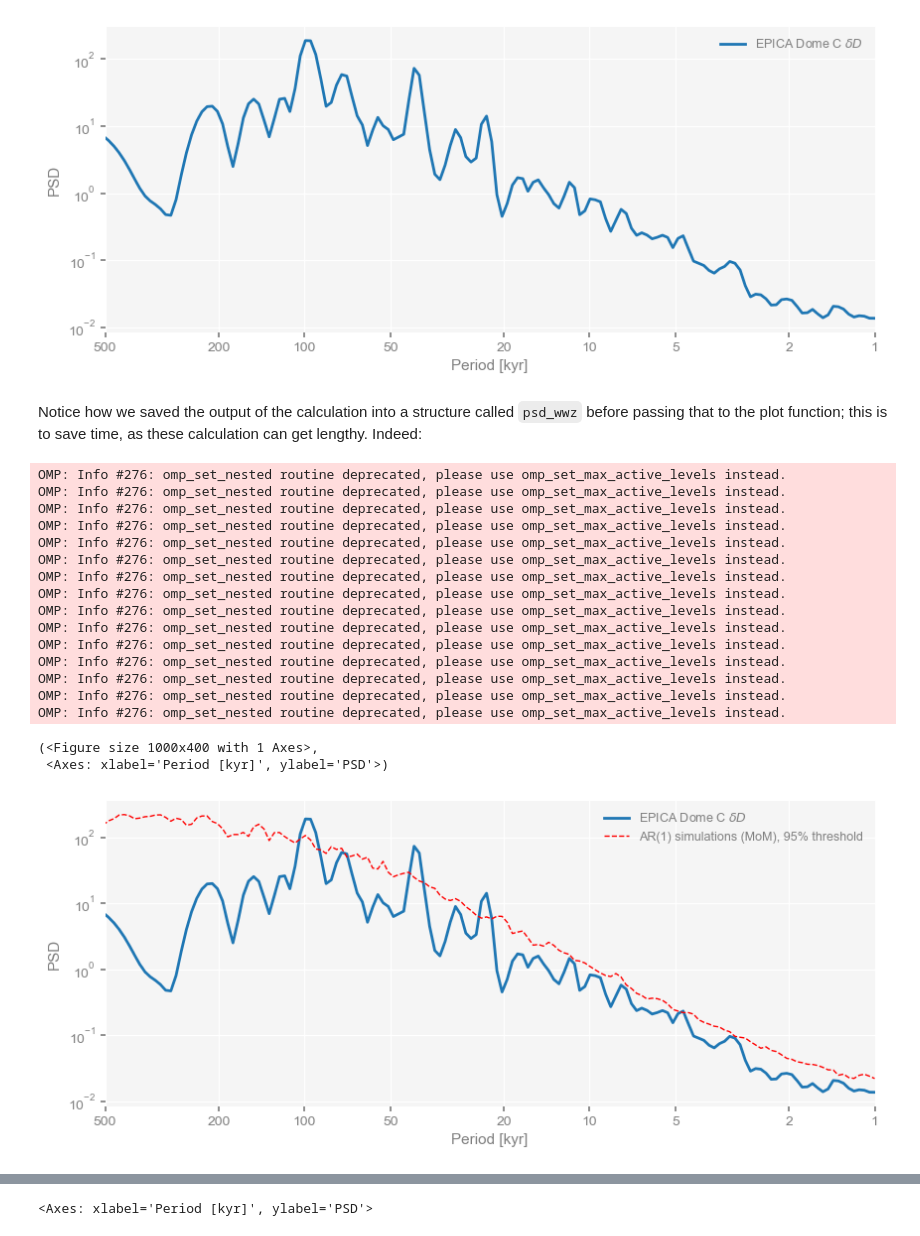
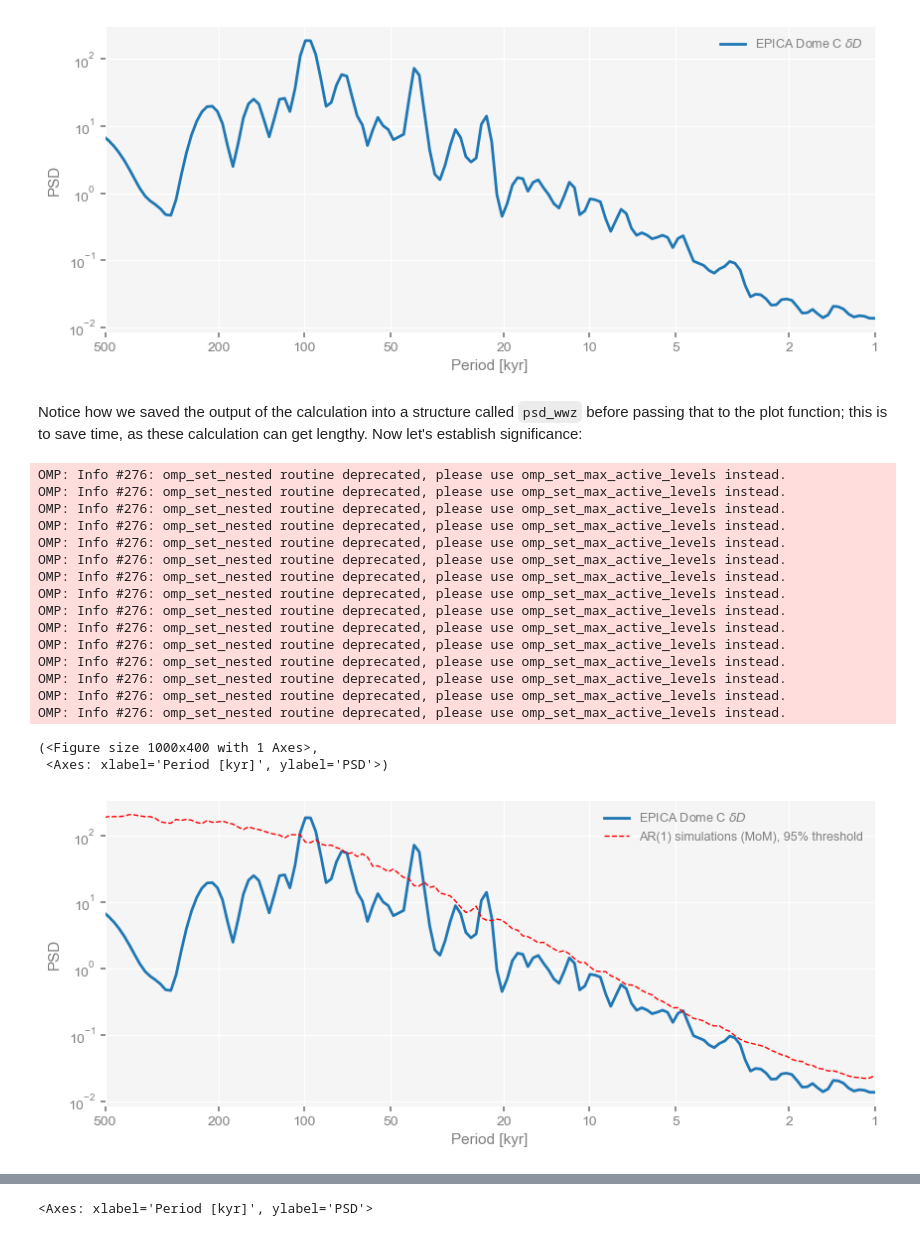
Before and after one commit to LinkedEarth/FreqFun, a Jupyter notebook: notebooks/03-EpicaDomeC_explore.ipynb, the cells around one changed output, grey strips where cells are left out. Saved outputs shown, nothing was run; the diff lists cells and outputs as text; code cells hidden in the pictures.

```diff
--- a/notebooks/03-EpicaDomeC_explore.ipynb
+++ b/notebooks/03-EpicaDomeC_explore.ipynb
@@ -163,27 +160,27 @@ OMP: Info #276: omp_set_nested routine deprecated, please use omp_set_max_active
  <Axes: xlabel='Period [kyr]', ylabel='PSD'>)
 [figure]
 # %% [markdown]
-Notice how we saved the output of the calculation into a structure called `psd_wwz` before passing that to the plot function; this is to save time, as these calculation can get lengthy. Indeed:
+Notice how we saved the output of the calculation into a structure called `psd_wwz` before passing that to the plot function; this is to save time, as these calculation can get lengthy. Now let's establish significance:
 # %%
-psd_wwz_sig = psd_wwz.signif_test(number=50)
+psd_wwz_sig = psd_wwz.signif_test(number=200)
 psd_wwz_sig.plot()
 # %% [output]
 OMP: Info #276: omp_set_nested routine deprecated, please use omp_set_max_active_levels instead.
 OMP: Info #276: omp_set_nested routine deprecated, please use omp_set_max_active_levels instead.
 OMP: Info #276: omp_set_nested routine deprecated, please use omp_set_max_active_levels instead.
 OMP: Info #276: omp_set_nested routine deprecated, please use omp_set_max_active_levels instead.
 OMP: Info #276: omp_set_nested routine deprecated, please use omp_set_max_active_levels instead.
 OMP: Info #276: omp_set_nested routine deprecated, please use omp_set_max_active_levels instead.
 OMP: Info #276: omp_set_nested routine deprecated, please use omp_set_max_active_levels instead.
 OMP: Info #276: omp_set_nested routine deprecated, please use omp_set_max_active_levels instead.
 OMP: Info #276: omp_set_nested routine deprecated, please use omp_set_max_active_levels instead.
 OMP: Info #276: omp_set_nested routine deprecated, please use omp_set_max_active_levels instead.
 OMP: Info #276: omp_set_nested routine deprecated, please use omp_set_max_active_levels instead.
 OMP: Info #276: omp_set_nested routine deprecated, please use omp_set_max_active_levels instead.
 OMP: Info #276: omp_set_nested routine deprecated, please use omp_set_max_active_levels instead.
 OMP: Info #276: omp_set_nested routine deprecated, please use omp_set_max_active_levels instead.
 OMP: Info #276: omp_set_nested routine deprecated, please use omp_set_max_active_levels instead.
 (<Figure size 1000x400 with 1 Axes>,
  <Axes: xlabel='Period [kyr]', ylabel='PSD'>)
-[figure, old version]
+[figure, new version]
 # %% [markdown]
```
Also changed, not shown: parts of 13 cells of this notebook.
